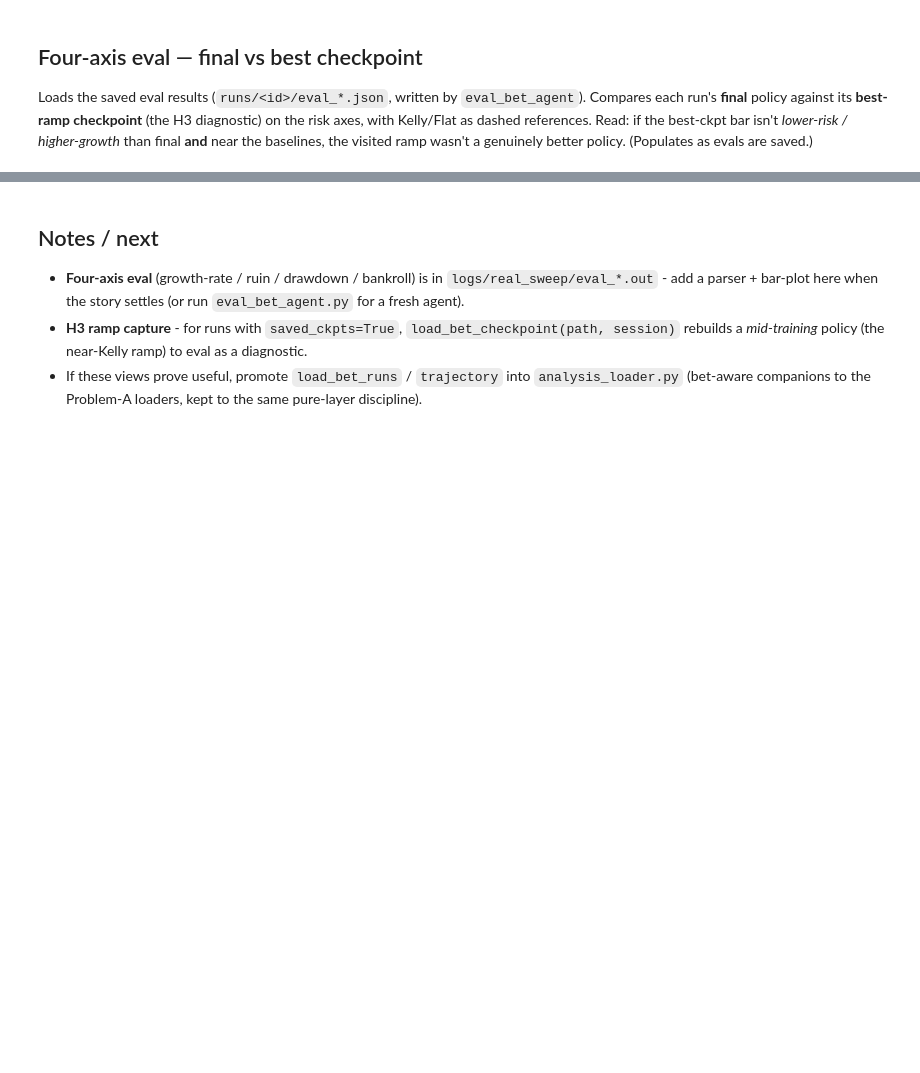
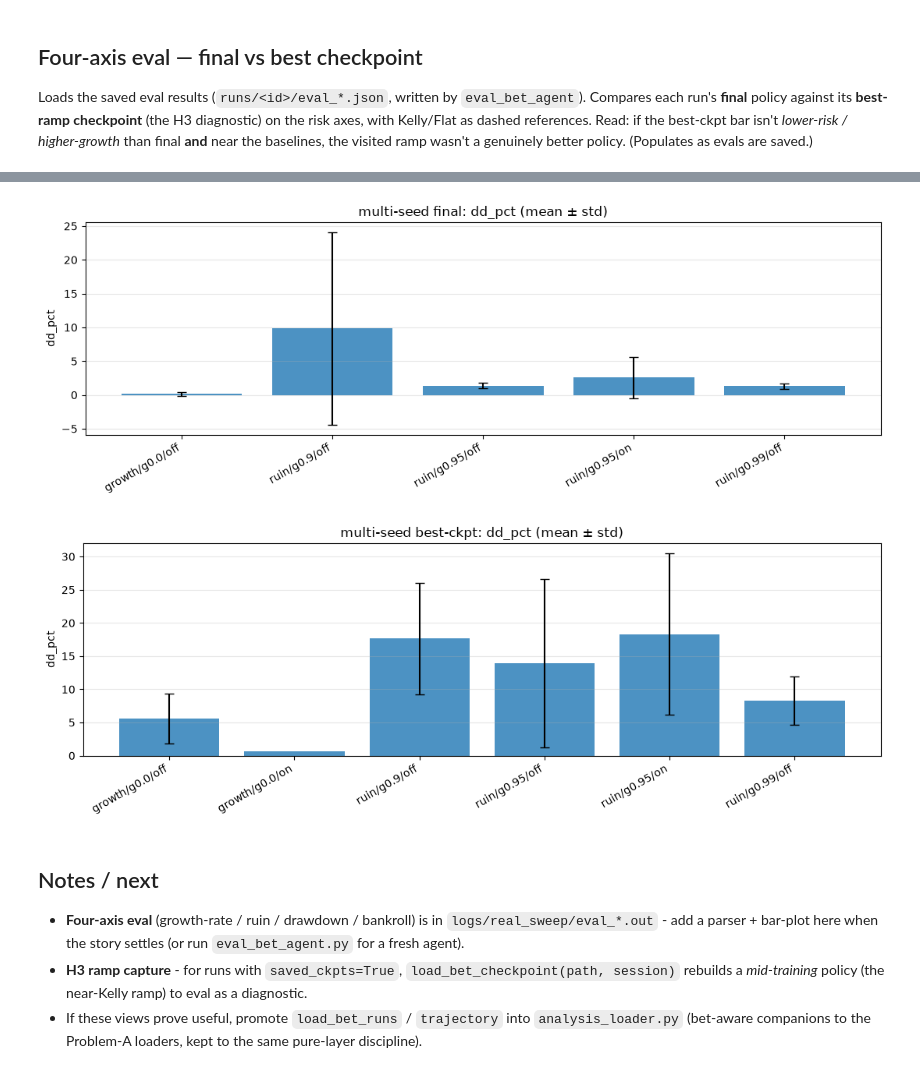
Before and after one commit to arda-basarici/blackjack-rl, a Jupyter notebook: analysis/scratch/b2d_bet_investigation.ipynb, the cells around one changed output, grey strips where cells are left out. Cells and saved outputs as stored; diff of their text form; code cells hidden in the pictures; blank space fills up the shorter version.

Commit message:
configurable bankroll feature + tests and experiements

```diff
--- a/analysis/scratch/b2d_bet_investigation.ipynb
+++ b/analysis/scratch/b2d_bet_investigation.ipynb
@@ -272,11 +307,15 @@ def load_bet_evals() -> pd.DataFrame:
             continue
         if rec.get("kind") != "bet_eval":
             continue
-        phase = "final" if rec.get("checkpoint_session") is None else f"ckpt@{rec['checkpoint_session']}"
+        cfg = json.load(open(Path(f).parent / "record.json", encoding="utf-8"))["config"]
+        train_regime = "growth" if (cfg.get("session", {}).get("starting_bankroll", 0) >= 400) else "ruin"
+        phase = "final" if rec.get("checkpoint_session") is None else "best-ckpt"
         for label, m in rec["metrics"].items():
             regime, bettor = label.split("/")
             rows.append({
                 "run": Path(f).parent.name, "phase": phase, "regime": regime, "bettor": bettor,
+                "train_regime": train_regime, "seed": cfg.get("seed"), "gamma": cfg.get("gamma"),
+                "double": "on" if cfg.get("double_dqn") else "off",
                 "growth_1e4": m["growth_rate"]["value"] * 1e4, "ruin_pct": m["ruin"]["estimate"] * 100,
                 "dd_pct": _dd_pct(m), "bankroll_p50": _bankroll_p50(m), "n_sessions": rec["n_sessions"],
             })
@@ -310,0 +374,31 @@ if len(evals):
+# %%
+def multiseed_summary(evals: pd.DataFrame) -> pd.DataFrame:
+    """Per-config mean/std across seeds, native-regime agent cell (train_regime == eval regime)."""
+    native = evals[(evals.bettor == "agent") & (evals.regime == evals.train_regime)]
+    grouped = native.groupby(["train_regime", "gamma", "double", "phase"])
+    return grouped.agg(
+        n=("seed", "nunique"),
+        growth=("growth_1e4", "mean"), growth_sd=("growth_1e4", "std"),
+        dd=("dd_pct", "mean"), dd_sd=("dd_pct", "std"),
+    ).round(2).reset_index()
+
+
+def plot_multiseed(evals: pd.DataFrame, phase: str = "final", metric: str = "dd_pct") -> None:
+    """Per-config mean±std bars for one phase (native regime agents)."""
+    native = evals[(evals.bettor == "agent") & (evals.regime == evals.train_regime) & (evals.phase == phase)]
+    if native.empty:
+        print(f"no {phase} evals yet")
+        return
+    stat = native.groupby(["train_regime", "gamma", "double"])[metric]
+    means, sds = stat.mean(), stat.std()
+    labels = [f"{r}/g{g}/{d}" for (r, g, d) in means.index]
+    plt.figure(figsize=(11, 4))
+    plt.bar(range(len(means)), means.values, yerr=sds.values, capsize=4, alpha=0.8)
+    plt.xticks(range(len(means)), labels, rotation=30, ha="right")
+    plt.gca().set(ylabel=metric, title=f"multi-seed {phase}: {metric} (mean ± std)")
+    plt.grid(alpha=0.3, axis="y")
+    plt.tight_layout()
+    plt.show()
+
+
+multiseed_summary(evals) if len(evals) else evals
@@ -311,3 +418,10 @@ if len(evals):
+# %%
+if len(evals):
+    plot_multiseed(evals, "final", "dd_pct")
+    plot_multiseed(evals, "best-ckpt", "dd_pct")
+# %% [output]
+[figure, added]
+[figure, added]
 # %% [markdown]
 ## Notes / next
 
```
Also changed, not shown: parts of 11 cells of this notebook, 7 other files.
